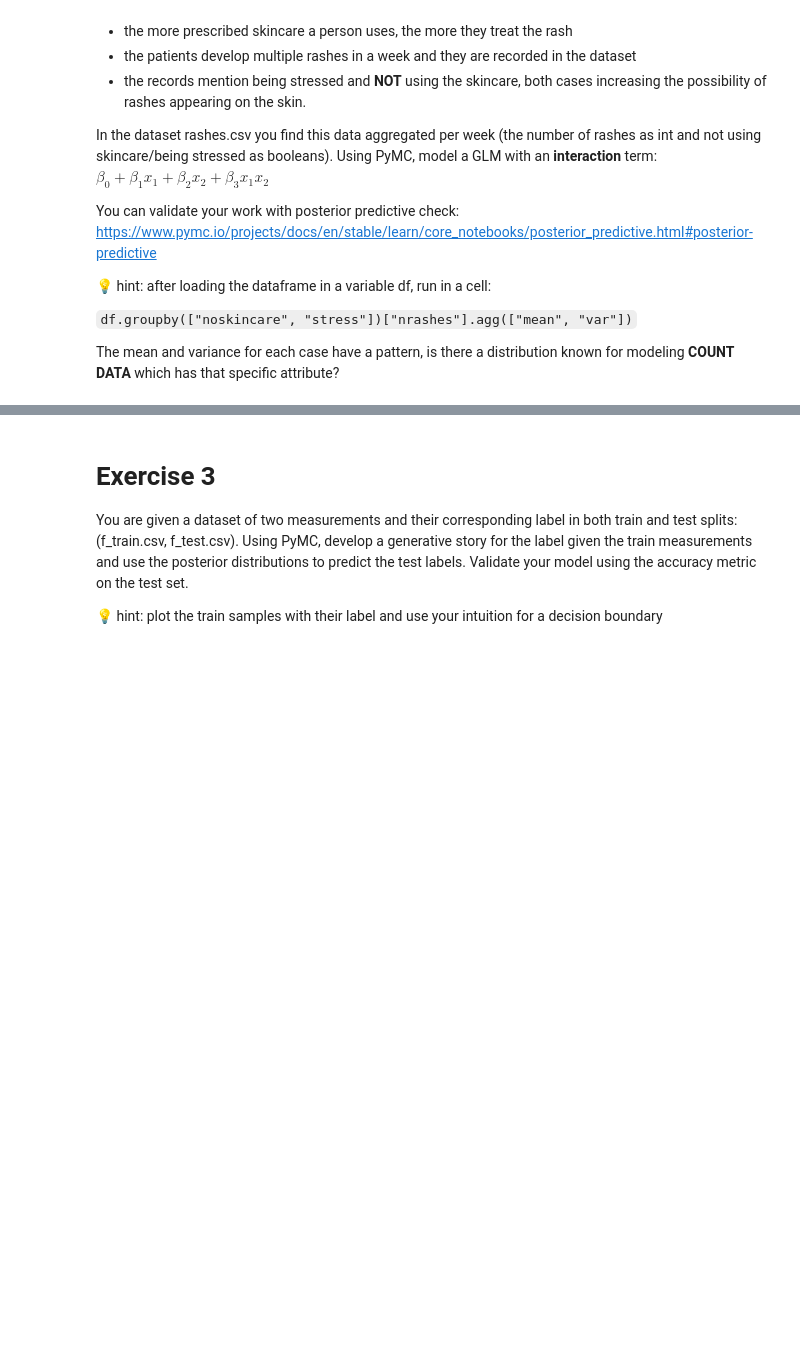
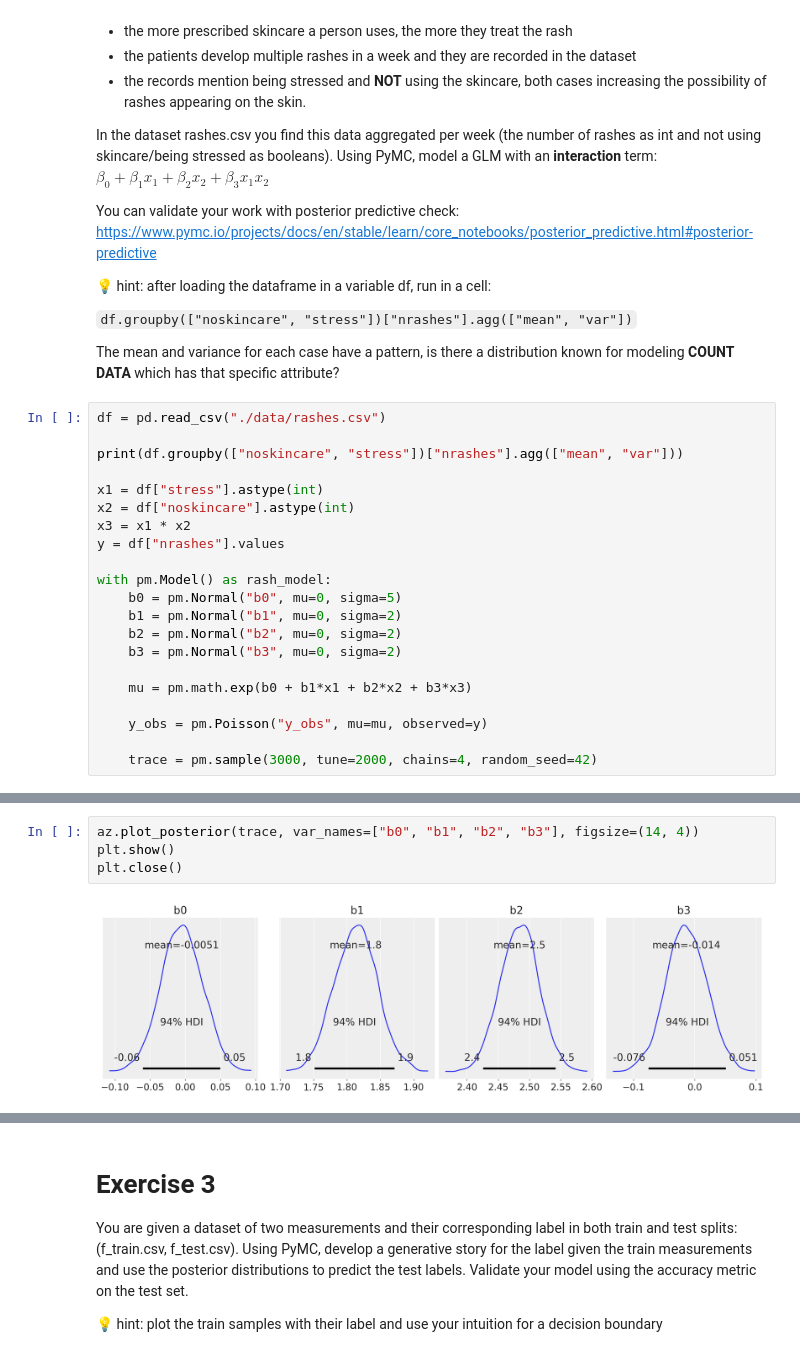
Before and after one commit to skpha13/University-Work, a Jupyter notebook: AI First Year/First Semester/Probabilistic Programming/Labs/L03/PP_Lab3.ipynb, the cells around one changed output, grey strips where cells are left out. Saved outputs shown, nothing was run; the diff lists cells and outputs as text; blank space fills up the shorter version.

```diff
--- a/AI First Year/First Semester/Probabilistic Programming/Labs/L03/PP_Lab3.ipynb
+++ b/AI First Year/First Semester/Probabilistic Programming/Labs/L03/PP_Lab3.ipynb
@@ -158,3 +172,24 @@ You can validate your work with posterior predictive check: https://www.pymc.io/
 `df.groupby(["noskincare", "stress"])["nrashes"].agg(["mean", "var"])`
 
 The mean and variance for each case have a pattern, is there a distribution known for modeling **COUNT DATA** which has that specific attribute?
+# %%
+df = pd.read_csv("./data/rashes.csv")
+
+print(df.groupby(["noskincare", "stress"])["nrashes"].agg(["mean", "var"]))
+
+x1 = df["stress"].astype(int)
+x2 = df["noskincare"].astype(int)
+x3 = x1 * x2
+y = df["nrashes"].values
+
+with pm.Model() as rash_model:
+    b0 = pm.Normal("b0", mu=0, sigma=5)
+    b1 = pm.Normal("b1", mu=0, sigma=2)
+    b2 = pm.Normal("b2", mu=0, sigma=2)
+    b3 = pm.Normal("b3", mu=0, sigma=2)
+
+    mu = pm.math.exp(b0 + b1*x1 + b2*x2 + b3*x3)
+
+    y_obs = pm.Poisson("y_obs", mu=mu, observed=y)
+
+    trace = pm.sample(3000, tune=2000, chains=4, random_seed=42)
@@ -160,0 +210,6 @@ The mean and variance for each case have a pattern, is there a distribution know
+# %%
+az.plot_posterior(trace, var_names=["b0", "b1", "b2", "b3"], figsize=(14, 4))
+plt.show()
+plt.close()
+# %% [output]
+[figure, added]
```
Also changed, not shown: parts of 10 cells of this notebook.
